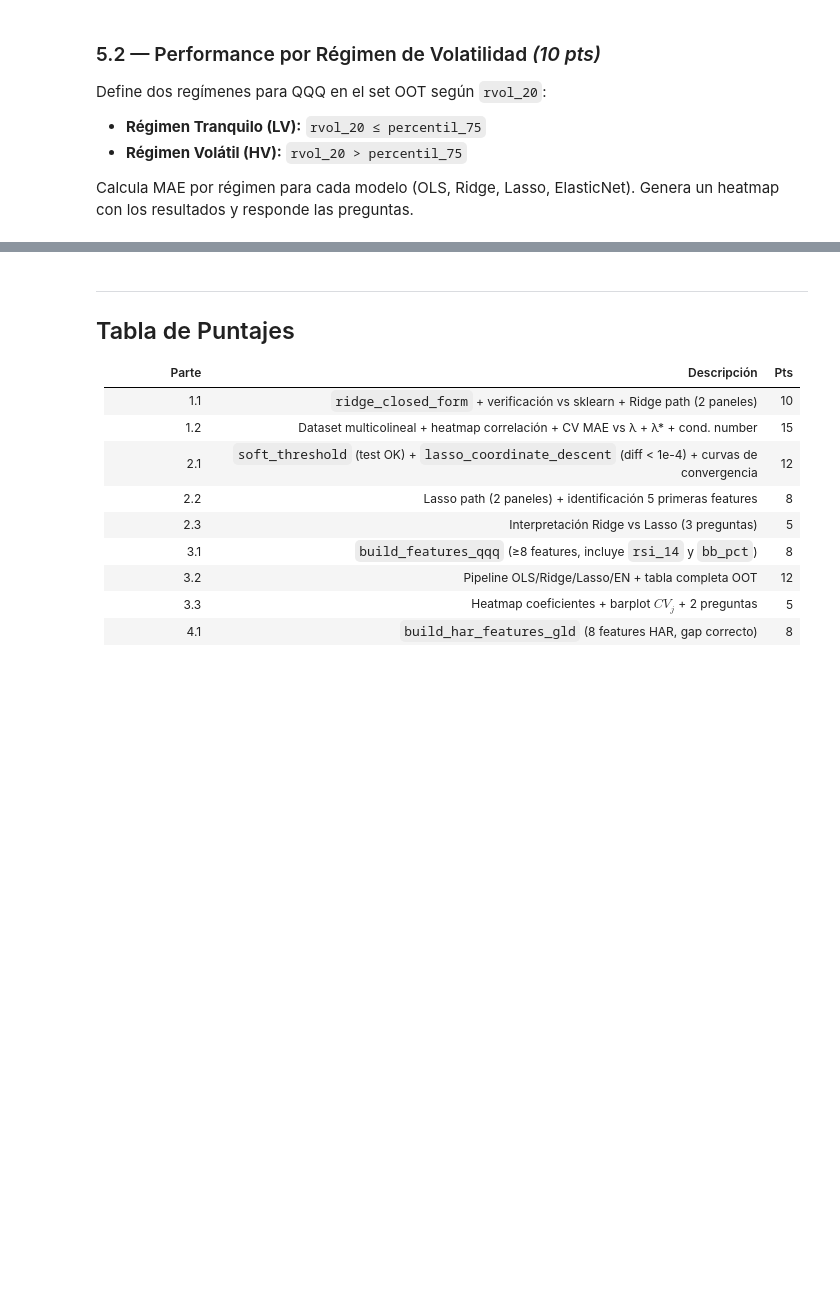
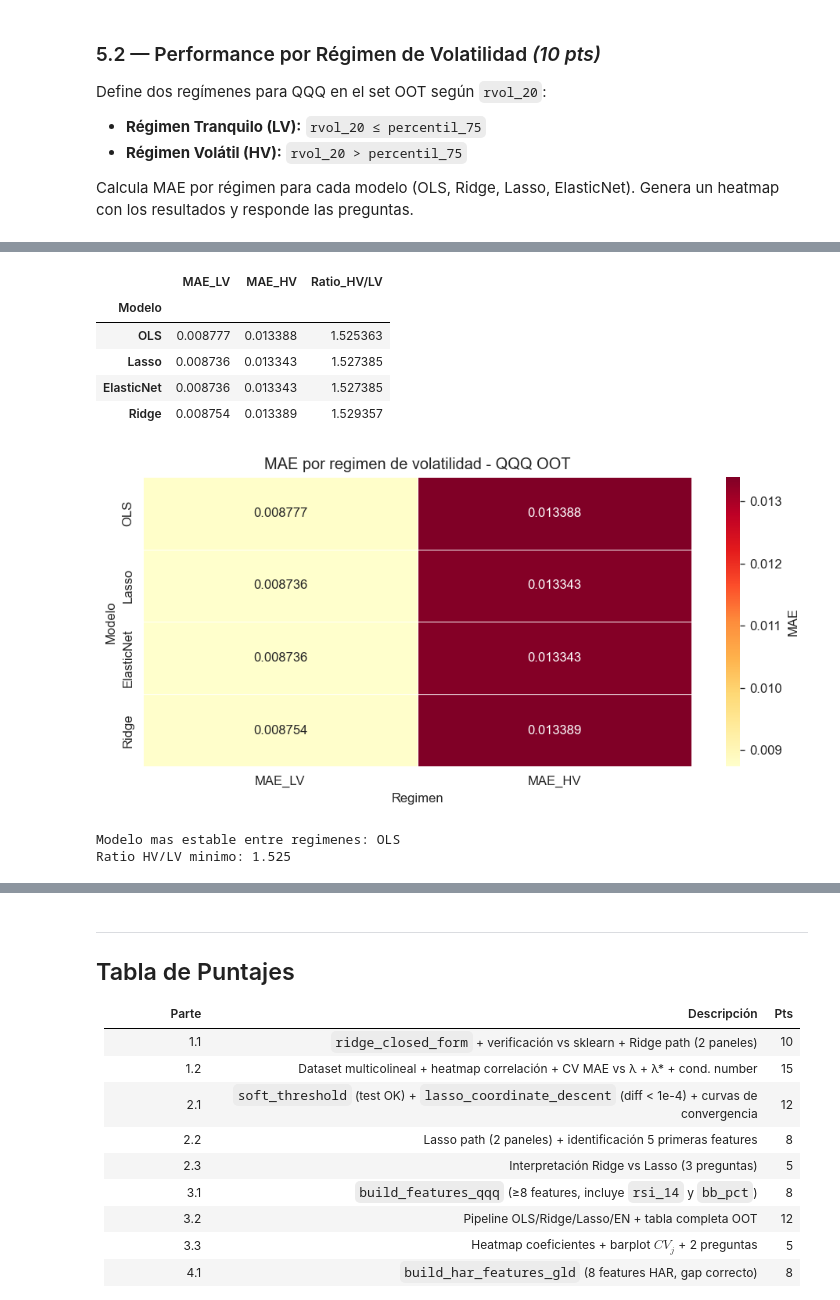
Before and after one commit to ciarenasar/ml_finance_carenas, a Jupyter notebook: regularizacion_Arenas/notebooks/01_regularizacion_hw04.ipynb, the cells around one changed output, grey strips where cells are left out. Cells and saved outputs as stored; diff of their text form; code cells hidden in the pictures; blank space fills up the shorter version.

```diff
--- a/regularizacion_Arenas/notebooks/01_regularizacion_hw04.ipynb
+++ b/regularizacion_Arenas/notebooks/01_regularizacion_hw04.ipynb
@@ -1371,31 +1426,51 @@ Define dos regímenes para QQQ en el set OOT según `rvol_20`:
 
 Calcula MAE por régimen para cada modelo (OLS, Ridge, Lasso, ElasticNet). Genera un heatmap con los resultados y responde las preguntas.
 # %%
-# Descomenta cuando hayas completado la Parte 3
+rvol20_oot = X_ot_q['rvol_20'] if 'rvol_20' in X_ot_q.columns else None
 
-# rvol20_oot = X_ot_q['rvol_20'] if 'rvol_20' in X_ot_q.columns else None
-# if rvol20_oot is not None:
-#     p75    = rvol20_oot.quantile(0.75)
-#     mask_hv = rvol20_oot > p75
-#     mask_lv = ~mask_hv
-#     print(f'OOT: {mask_hv.sum()} dias HV ({mask_hv.mean():.1%}) | {mask_lv.sum()} dias LV')
+if rvol20_oot is None:
+    raise ValueError('X_ot_q debe contener rvol_20 para definir regimenes de volatilidad')
 
-#     regime_rows = []
-#     for name, grid in fitted_q.items():
-#         pred = grid.predict(X_ot_q)
-#         regime_rows.append({
-#             'Modelo':      name,
-#             'MAE_LV':     mean_absolute_error(y_ot_q[mask_lv], pred[mask_lv]),
-#             'MAE_HV':     mean_absolute_error(y_ot_q[mask_hv], pred[mask_hv]),
-#         })
-#     df_reg = pd.DataFrame(regime_rows).set_index('Modelo')
-#     df_reg['Ratio_HV/LV'] = df_reg['MAE_HV'] / df_reg['MAE_LV']
-#     display(df_reg.round(6))
+p75 = rvol20_oot.quantile(0.75)
+mask_hv = rvol20_oot > p75
+mask_lv = ~mask_hv
 
-#     # TODO: heatmap comparativo
-#     # fig, ax = plt.subplots(figsize=(8, 4))
-#     # sns.heatmap(df_reg[['MAE_LV', 'MAE_HV']], annot=True, fmt='.6f',
-#     #             cmap='YlOrRd', ax=ax, linewidths=0.5)
-#     # ax.set_title('MAE por regimen de volatilidad — QQQ OOT')
-#     # plt.tight_layout(); plt.show()
-pass
+print(f'Percentil 75 rvol_20 OOT: {p75:.6f}')
+print(f'OOT: {mask_hv.sum()} dias HV ({mask_hv.mean():.1%}) | {mask_lv.sum()} dias LV ({mask_lv.mean():.1%})')
+
+regime_rows = []
+
+for name, grid in fitted_q.items():
+    pred = pd.Series(grid.predict(X_ot_q), index=X_ot_q.index)
+    regime_rows.append({
+        'Modelo': name,
+        'MAE_LV': mean_absolute_error(y_ot_q[mask_lv], pred[mask_lv]),
+        'MAE_HV': mean_absolute_error(y_ot_q[mask_hv], pred[mask_hv]),
+    })
+
+df_reg = pd.DataFrame(regime_rows).set_index('Modelo')
+df_reg['Ratio_HV/LV'] = df_reg['MAE_HV'] / df_reg['MAE_LV']
+df_reg = df_reg.sort_values('Ratio_HV/LV')
+
+display(df_reg.round(6))
+
+fig, ax = plt.subplots(figsize=(8, 4))
+sns.heatmap(
+    df_reg[['MAE_LV', 'MAE_HV']],
+    annot=True,
+    fmt='.6f',
+    cmap='YlOrRd',
+    ax=ax,
+    linewidths=0.5,
+    cbar_kws={'label': 'MAE'},
+)
+ax.set_title('MAE por regimen de volatilidad - QQQ OOT')
+ax.set_xlabel('Regimen')
+ax.set_ylabel('Modelo')
+plt.tight_layout()
+plt.show()
+
+best_regime_model = df_reg['Ratio_HV/LV'].idxmin()
+print(f'Modelo mas estable entre regimenes: {best_regime_model}')
+print(f"Ratio HV/LV minimo: {df_reg.loc[best_regime_model, 'Ratio_HV/LV']:.3f}")
+# %% [output]
@@ -1402,3 +1479,12 @@ pass
+|  | MAE_LV | MAE_HV | Ratio_HV/LV |
+| Modelo |  |  |  |
+| OLS | 0.008777 | 0.013388 | 1.525363 |
+| Lasso | 0.008736 | 0.013343 | 1.527385 |
+| ElasticNet | 0.008736 | 0.013343 | 1.527385 |
+| Ridge | 0.008754 | 0.013389 | 1.529357 |
+[figure, added]
+Modelo mas estable entre regimenes: OLS
+Ratio HV/LV minimo: 1.525
 # %% [markdown]
 **Responde (mínimo 2 oraciones por pregunta):**
 
```
Also changed, not shown: parts of 4 cells of this notebook.
